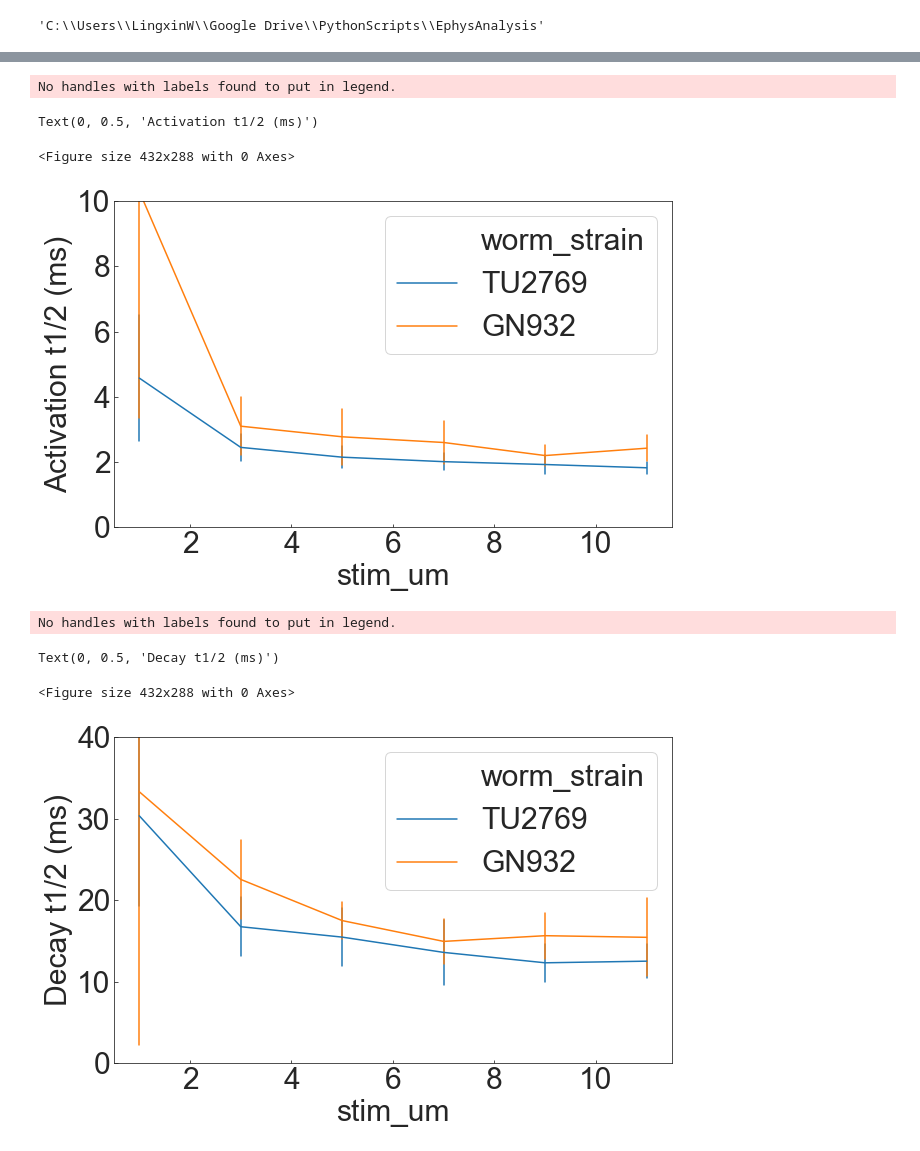
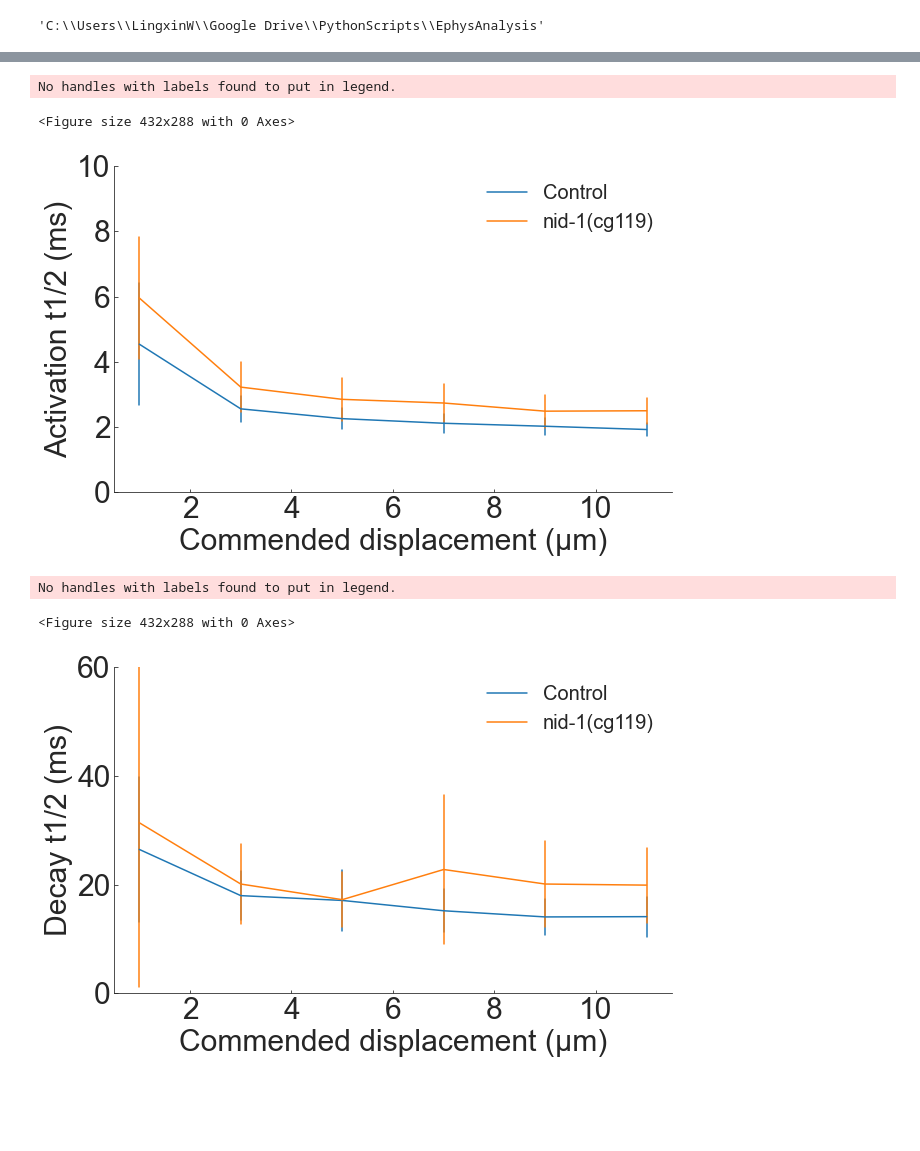
Before and after one commit to Lingxin-hub/EphysAnalysis, a Jupyter notebook: MRC_Plotting.ipynb, the cells around one changed output, grey strips where cells are left out. Saved outputs shown, nothing was run; the diff lists cells and outputs as text; code cells hidden in the pictures; blank space fills up the shorter version.

```diff
--- a/MRC_Plotting.ipynb
+++ b/MRC_Plotting.ipynb
@@ -12,7 +12,7 @@ import numpy as np
 # %%
 # enter pathway of where files are saved
 # C:\Users\LingxinW\Box\Wang\Ephys_recording\ALM_ephys\ExtractedData
-fpath = 'C:/Users/LingxinW/Box/Wang/Ephys_recording/ALM_ephys/ExtractedData/'
+fpath = 'C:/Users/LingxinW/Box/Wang/Everyday working folders/Ephys_recording/ALM_ephys/ExtractedData/MRC/'
 all_files = glob.glob(fpath + "/*.csv")
 # %%
 pwd
@@ -199,31 +234,47 @@ plt.rcParams['svg.fonttype'] = 'none'
 
 plt.figure(figsize=(10,6))
 plt.legend(loc='upper right')
+sns.despine(right=True) # remove axis spines of right and up
 plt.ylim(0,10)
-fig = sns.lineplot(x='stim_um', y='t_half_act_off', data=analysis, hue = 'worm_strain', err_style ='bars', ci='sd')
+fig = sns.lineplot(x='stim_um', y='t_half_act_off', data=analysis2, hue = 'worm_strain', err_style ='bars', ci='sd')
+handles, labels = fig.get_legend_handles_labels() # and next line code to remove legend title
+plt.legend(handles=handles[1:], labels=labels[1:])#
+plt.legend(['Control', 'nid-1(cg119)'], frameon = False, prop={'size': 20}) # change figure label from strain name to genotype
 plt.ylabel('Activation t1/2 (ms)')
+plt.xlabel('Commended displacement (\u03bcm)')
+
+plt.savefig('MRC_OFF_acthalf.tif')
 # %% [output]
 No handles with labels found to put in legend.
-Text(0, 0.5, 'Activation t1/2 (ms)')
+<Figure size 432x288 with 0 Axes>
-<Figure size 432x288 with 0 Axes>
-[figure, old version]
+[figure, new version]
+# %%
+# one or two value in first stimulation was very big because of noise
+# remove that number
+analysis3=analysis[analysis['t_half_decay_off'] < 80]
 # %%
 # plot the figures using seaborn
 # plot MRC_OFF Decay t1/2
 
 sns.set_style('white')
 sns.set_style('ticks', {'xtick.direction': 'in', 'ytick.direction': 'in'})
 sns.despine(offset=2, trim=True)
 plt.rcParams.update({'font.size': 30})
 plt.rcParams['svg.fonttype'] = 'none'
 
 plt.figure(figsize=(10,6))
 plt.legend(loc='upper right')
-plt.ylim(0,40)
-fig = sns.lineplot(x='stim_um', y='t_half_decay_off', data=analysis, hue = 'worm_strain', err_style ='bars', ci='sd')
+sns.despine(right=True) # remove axis spines of right and up
+plt.ylim(0,60)
+fig = sns.lineplot(x='stim_um', y='t_half_decay_off', data=analysis3, hue = 'worm_strain', err_style ='bars', ci='sd')
+handles, labels = fig.get_legend_handles_labels() # and next line code to remove legend title
+plt.legend(handles=handles[1:], labels=labels[1:])#
+plt.legend(['Control', 'nid-1(cg119)'], frameon = False, prop={'size': 20}) # change figure label from strain name to genotype
 plt.ylabel('Decay t1/2 (ms)')
+plt.xlabel('Commended displacement (\u03bcm)')
+
+plt.savefig('MRC_OFF_decayhalf.tif')
 # %% [output]
 No handles with labels found to put in legend.
-Text(0, 0.5, 'Decay t1/2 (ms)')
+<Figure size 432x288 with 0 Axes>
-<Figure size 432x288 with 0 Axes>
-[figure, old version]
+[figure, new version]
```
Also changed, not shown: parts of 9 cells of this notebook.
